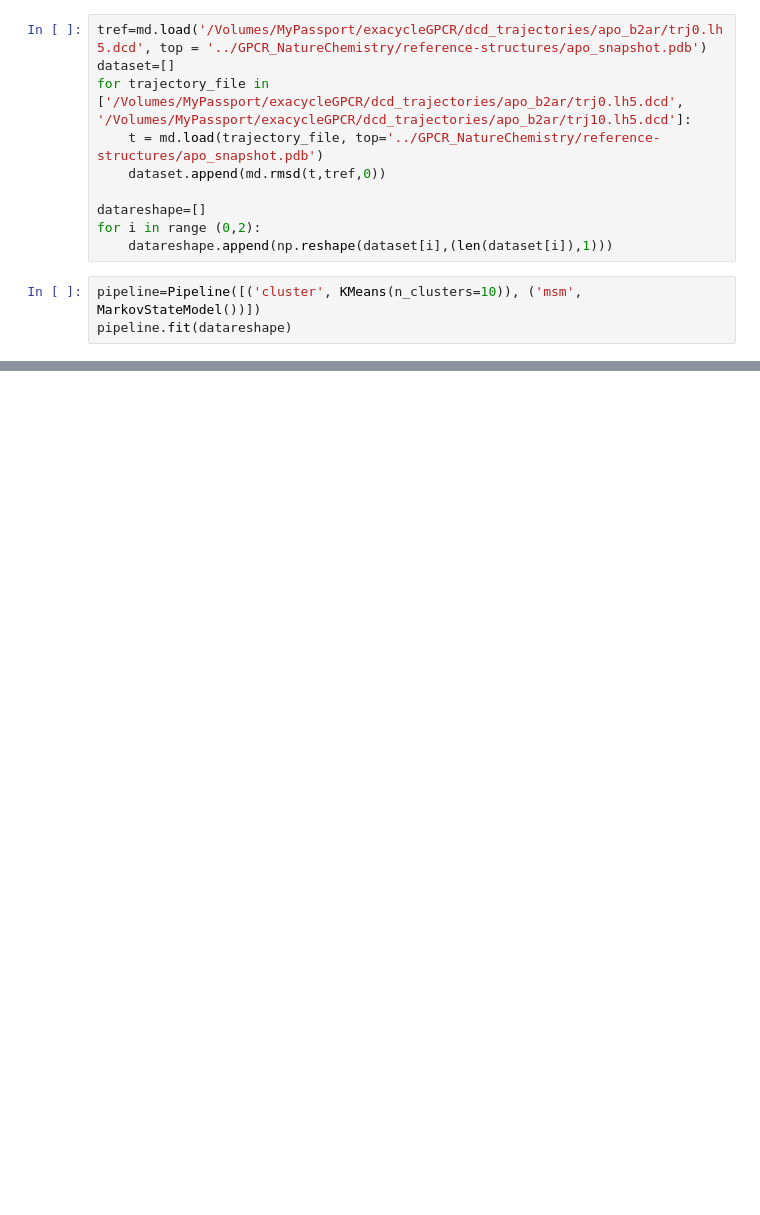
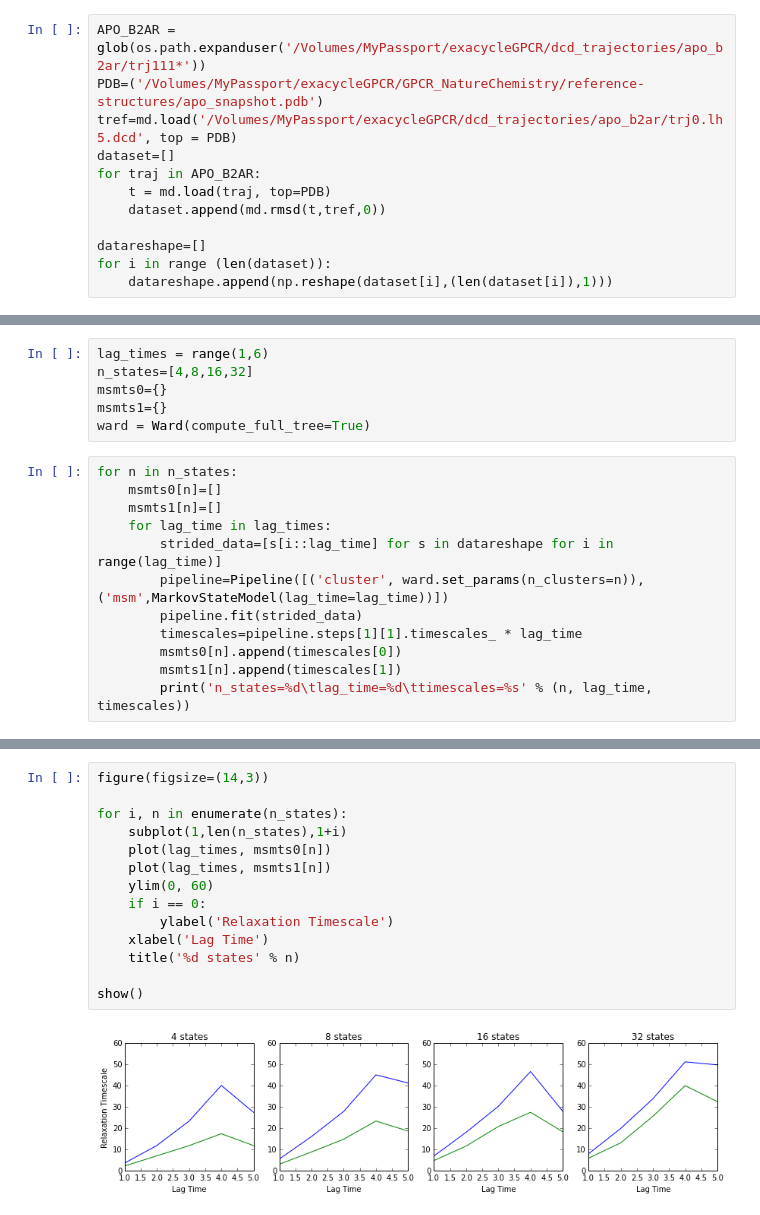
Before and after one commit to ChayaSt/exacycleGPCR, a Jupyter notebook: MSMbuildGPCR.ipynb, the cells around one changed output, grey strips where cells are left out. Cells and saved outputs as stored; diff of their text form; blank space fills up the shorter version.

Commit message:
Built MSM models with ward clustering

```diff
--- a/MSMbuildGPCR.ipynb
+++ b/MSMbuildGPCR.ipynb
@@ -8,15 +10,14 @@ from mixtape.cluster import KMeans
 from mixtape.markovstatemodel import MarkovStateModel
 from sklearn.pipeline import Pipeline
 # %%
-tref=md.load('/Volumes/MyPassport/exacycleGPCR/dcd_trajectories/apo_b2ar/trj0.lh5.dcd', top = '../GPCR_NatureChemistry/reference-structures/apo_snapshot.pdb')
+APO_B2AR = glob(os.path.expanduser('/Volumes/MyPassport/exacycleGPCR/dcd_trajectories/apo_b2ar/trj111*'))
+PDB=('/Volumes/MyPassport/exacycleGPCR/GPCR_NatureChemistry/reference-structures/apo_snapshot.pdb')
+tref=md.load('/Volumes/MyPassport/exacycleGPCR/dcd_trajectories/apo_b2ar/trj0.lh5.dcd', top = PDB)
 dataset=[]
-for trajectory_file in ['/Volumes/MyPassport/exacycleGPCR/dcd_trajectories/apo_b2ar/trj0.lh5.dcd', '/Volumes/MyPassport/exacycleGPCR/dcd_trajectories/apo_b2ar/trj10.lh5.dcd']:
-    t = md.load(trajectory_file, top='../GPCR_NatureChemistry/reference-structures/apo_snapshot.pdb')
+for traj in APO_B2AR:
+    t = md.load(traj, top=PDB)
     dataset.append(md.rmsd(t,tref,0))
 
 datareshape=[]
-for i in range (0,2):
+for i in range (len(dataset)):
     datareshape.append(np.reshape(dataset[i],(len(dataset[i]),1)))
-# %%
-pipeline=Pipeline([('cluster', KMeans(n_clusters=10)), ('msm', MarkovStateModel())])
-pipeline.fit(datareshape)
@@ -309,0 +24,18 @@ table
+# %%
+lag_times = range(1,6)
+n_states=[4,8,16,32]
+msmts0={}
+msmts1={}
+ward = Ward(compute_full_tree=True)
+# %%
+for n in n_states:
+    msmts0[n]=[]
+    msmts1[n]=[]
+    for lag_time in lag_times:
+        strided_data=[s[i::lag_time] for s in datareshape for i in range(lag_time)]
+        pipeline=Pipeline([('cluster', ward.set_params(n_clusters=n)),('msm',MarkovStateModel(lag_time=lag_time))])
+        pipeline.fit(strided_data)
+        timescales=pipeline.steps[1][1].timescales_ * lag_time
+        msmts0[n].append(timescales[0])
+        msmts1[n].append(timescales[1])
+        print('n_states=%d\tlag_time=%d\ttimescales=%s' % (n, lag_time, timescales))
@@ -310 +60,17 @@ table
+# %%
+figure(figsize=(14,3))
+
+for i, n in enumerate(n_states):
+    subplot(1,len(n_states),1+i)
+    plot(lag_times, msmts0[n])
+    plot(lag_times, msmts1[n])
+    ylim(0, 60)
+    if i == 0:
+        ylabel('Relaxation Timescale')
+    xlabel('Lag Time')
+    title('%d states' % n)
+
+show()
+# %% [output]
+[figure, added]
 # %%
```
Also changed, not shown: parts of 30 cells of this notebook.
